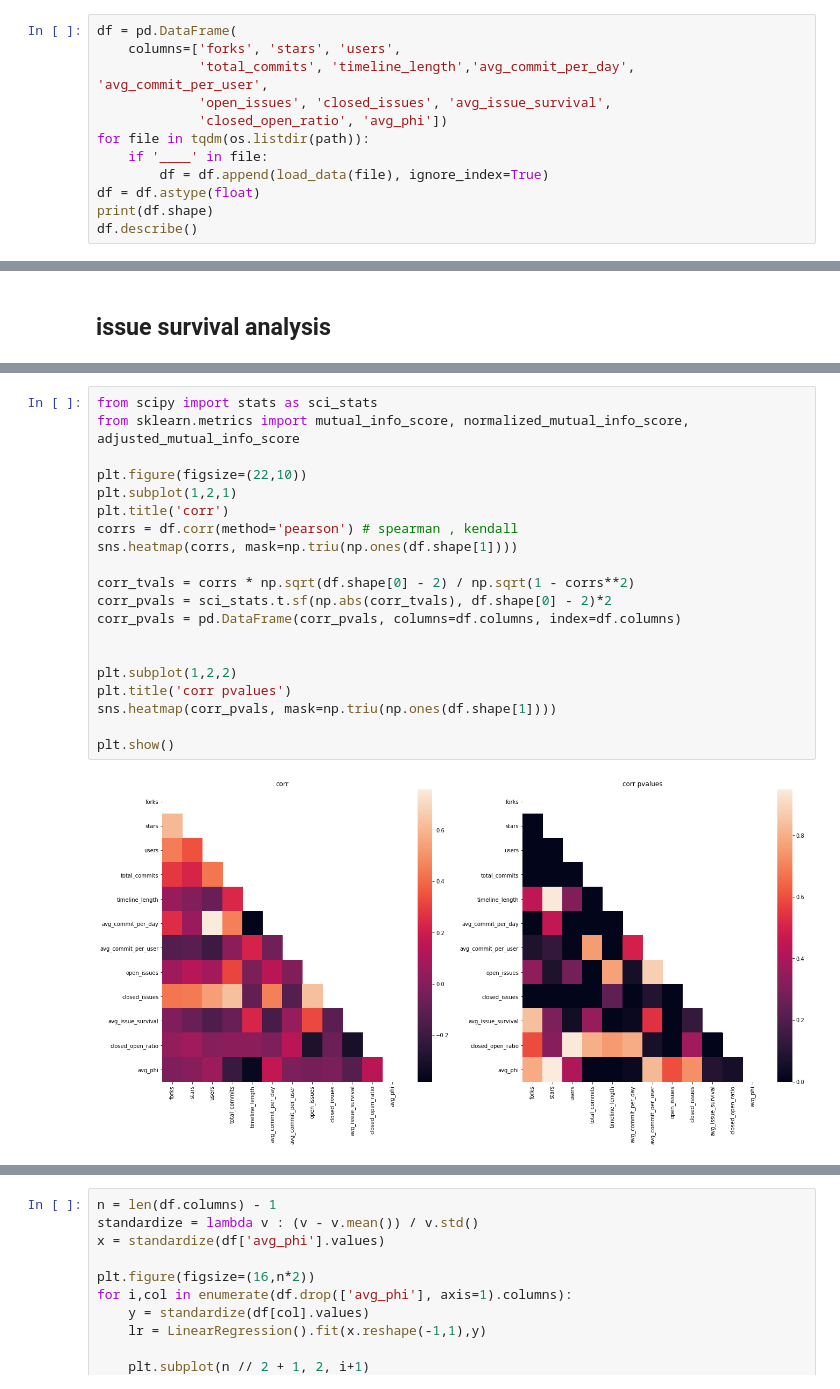
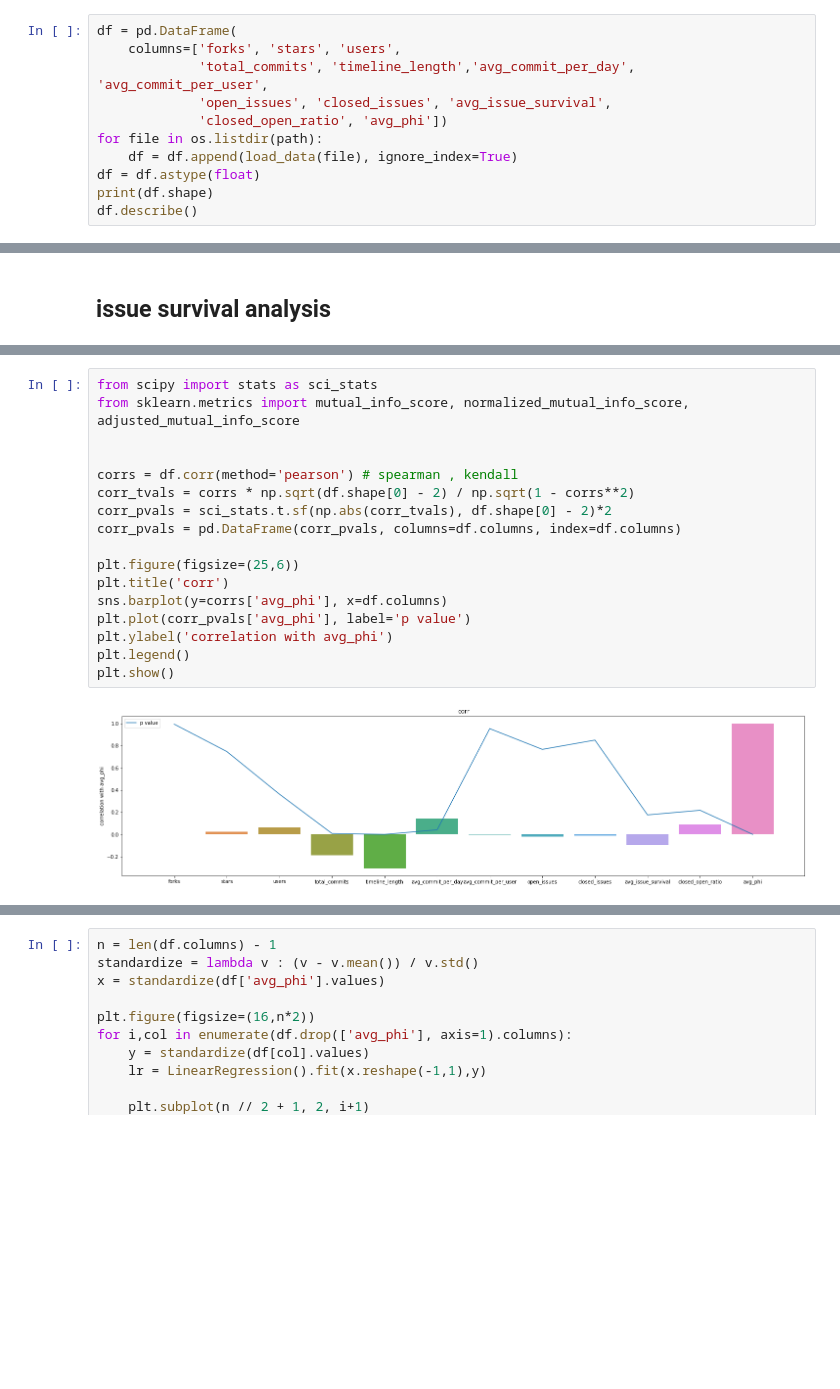
Before and after one commit to s-omranpour/Social-Phi, a Jupyter notebook: examples/data/data analysis.ipynb, the cells around one changed output, grey strips where cells are left out. Saved outputs shown, nothing was run; the diff lists cells and outputs as text; blank space fills up the shorter version.

```diff
--- a/examples/data/data analysis.ipynb
+++ b/examples/data/data analysis.ipynb
@@ -69,9 +69,8 @@ df = pd.DataFrame(
              'total_commits', 'timeline_length','avg_commit_per_day', 'avg_commit_per_user',
              'open_issues', 'closed_issues', 'avg_issue_survival',
              'closed_open_ratio', 'avg_phi'])
-for file in tqdm(os.listdir(path)):
-    if '____' in file:
-        df = df.append(load_data(file), ignore_index=True)
+for file in os.listdir(path):
+    df = df.append(load_data(file), ignore_index=True)
 df = df.astype(float)
 print(df.shape)
 df.describe()
@@ -139,22 +138,19 @@ plt.show()
 # %%
 from scipy import stats as sci_stats
 from sklearn.metrics import mutual_info_score, normalized_mutual_info_score, adjusted_mutual_info_score
 
-plt.figure(figsize=(22,10))
-plt.subplot(1,2,1)
-plt.title('corr')
+
 corrs = df.corr(method='pearson') # spearman , kendall
-sns.heatmap(corrs, mask=np.triu(np.ones(df.shape[1])))
-
 corr_tvals = corrs * np.sqrt(df.shape[0] - 2) / np.sqrt(1 - corrs**2)
 corr_pvals = sci_stats.t.sf(np.abs(corr_tvals), df.shape[0] - 2)*2
 corr_pvals = pd.DataFrame(corr_pvals, columns=df.columns, index=df.columns)
 
-
-plt.subplot(1,2,2)
-plt.title('corr pvalues')
-sns.heatmap(corr_pvals, mask=np.triu(np.ones(df.shape[1])))
-
+plt.figure(figsize=(25,6))
+plt.title('corr')
+sns.barplot(y=corrs['avg_phi'], x=df.columns)
+plt.plot(corr_pvals['avg_phi'], label='p value')
+plt.ylabel('correlation with avg_phi')
+plt.legend()
 plt.show()
 # %% [output]
-[figure, old version]
+[figure, new version]
```
Also changed, not shown: parts of 6 cells of this notebook, 47 other files.
